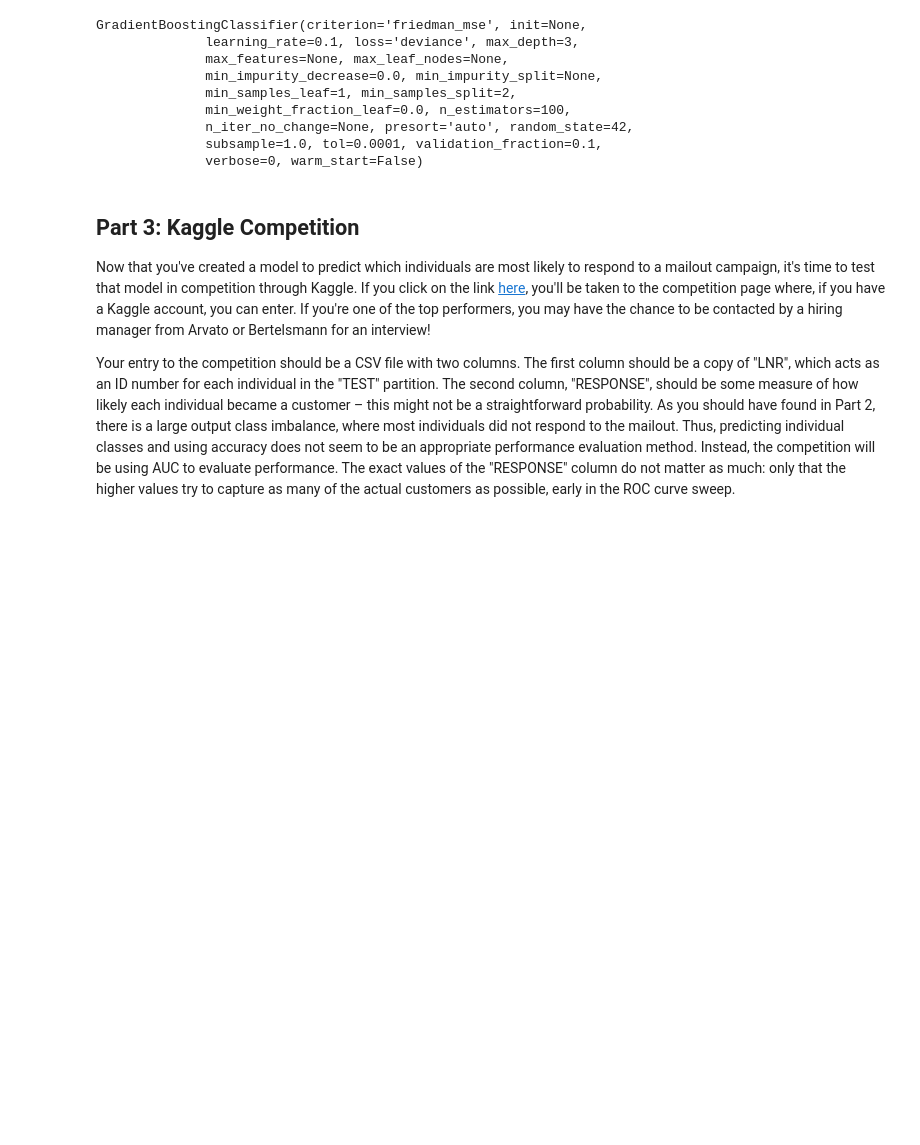
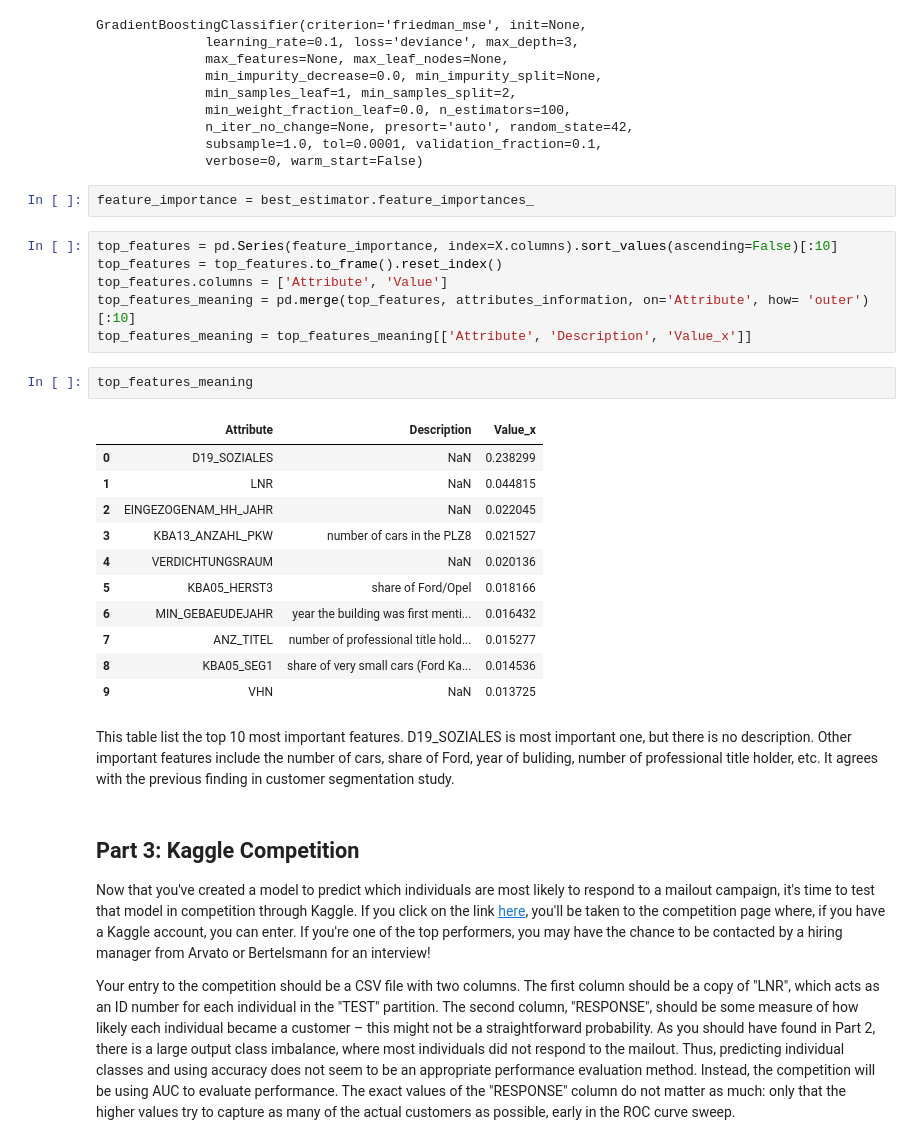
Before and after one commit to jxlin/Customer-Segmentation, a Jupyter notebook: Arvato Project Workbook.ipynb, the cells around one changed output. Saved outputs shown, nothing was run; the diff lists cells and outputs as text; blank space fills up the shorter version.

Commit message:
add feature importance study

```diff
--- a/Arvato Project Workbook.ipynb
+++ b/Arvato Project Workbook.ipynb
@@ -987,6 +987,30 @@ GradientBoostingClassifier(criterion='friedman_mse', init=None,
               n_iter_no_change=None, presort='auto', random_state=42,
               subsample=1.0, tol=0.0001, validation_fraction=0.1,
               verbose=0, warm_start=False)
+# %%
+feature_importance = best_estimator.feature_importances_
+# %%
+top_features = pd.Series(feature_importance, index=X.columns).sort_values(ascending=False)[:10]
+top_features = top_features.to_frame().reset_index()
+top_features.columns = ['Attribute', 'Value']
+top_features_meaning = pd.merge(top_features, attributes_information, on='Attribute', how= 'outer')[:10]
+top_features_meaning = top_features_meaning[['Attribute', 'Description', 'Value_x']]
+# %%
+top_features_meaning
+# %% [output]
+|  | Attribute | Description | Value_x |
+| 0 | D19_SOZIALES | NaN | 0.238299 |
+| 1 | LNR | NaN | 0.044815 |
+| 2 | EINGEZOGENAM_HH_JAHR | NaN | 0.022045 |
+| 3 | KBA13_ANZAHL_PKW | number of cars in the PLZ8 | 0.021527 |
+| 4 | VERDICHTUNGSRAUM | NaN | 0.020136 |
+| 5 | KBA05_HERST3 | share of Ford/Opel | 0.018166 |
+| 6 | MIN_GEBAEUDEJAHR | year the building was first menti... | 0.016432 |
+| 7 | ANZ_TITEL | number of professional title hold... | 0.015277 |
+| 8 | KBA05_SEG1 | share of very small cars (Ford Ka... | 0.014536 |
+| 9 | VHN | NaN | 0.013725 |
+# %% [markdown]
+This table list the top 10 most important features. D19_SOZIALES is most important one, but there is no description. Other important features include the number of cars, share of Ford, year of buliding, number of professional title holder, etc. It agrees with the previous finding in customer segmentation study.
 # %% [markdown]
 ## Part 3: Kaggle Competition
 
```
